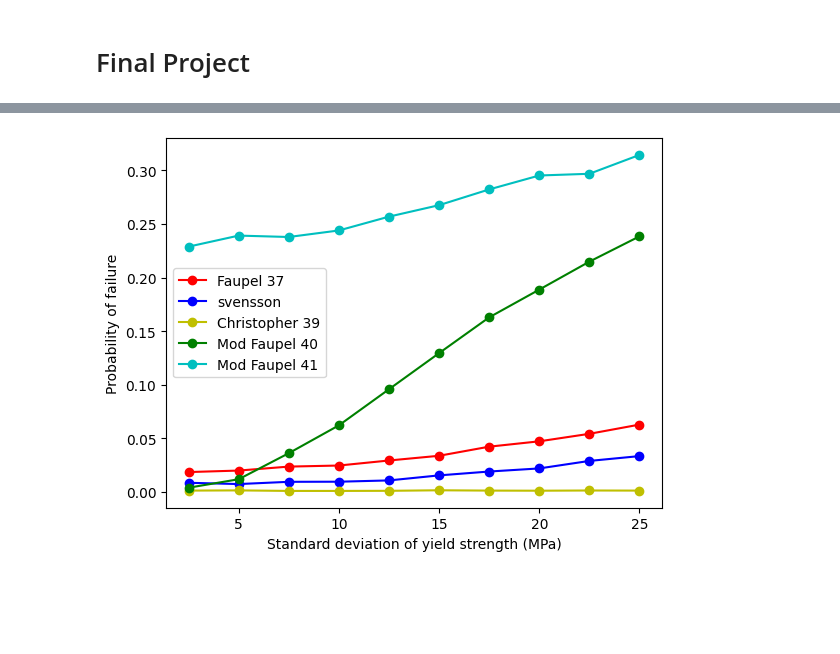
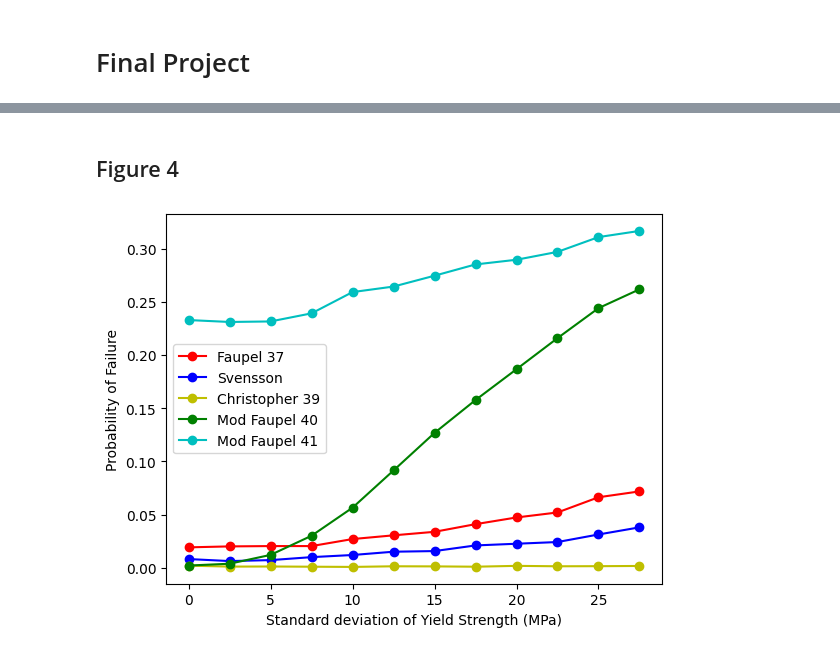
Before and after one commit to rafagarci/fiscom-bucho, a Jupyter notebook: project.ipynb, the cells around one changed output, grey strips where cells are left out. Saved outputs shown, nothing was run; the diff lists cells and outputs as text; code cells hidden in the pictures; blank space fills up the shorter version.

```diff
--- a/project.ipynb
+++ b/project.ipynb
@@ -23,12 +25,12 @@ D_i_mean = 960
 D_i_sd = 0.5
 
 # Generate random vars
-def P_o():
-    return np.random.normal(loc = P_o_mean, scale = P_o_sd)
+def P_o(sdp = P_o_sd, mean = P_o_mean):
+    return np.random.normal(loc = mean, scale = sdp)
 def sigma_y(sd = sigma_y_sd):
     return np.random.normal(loc = sigma_y_mean, scale = sd)
-def sigma_u():
-    return np.random.normal(loc = sigma_u_mean, scale = sigma_u_sd)
+def sigma_u(sdu = sigma_u_sd):
+    return np.random.normal(loc = sigma_u_mean, scale = sdu)
 def D_o():
     return np.random.normal(loc = D_o_mean, scale = D_o_sd)
 def D_i():
@@ -72,7 +76,7 @@ def mod_faupel_41(sigma_u, sigma_y, D_o, D_i):
 # Seed for consistency
 np.random.seed(1)
 
-power_of_10 = 5
+power_of_10 = 4
 
 n_s = [(10 ** i, (10 ** i) * 2.5, (10 ** i) * 5, (10 ** i) * 7.5) for i in range(power_of_10)]
 res = [item for t in n_s for item in t][4:]
@@ -133,6 +137,6 @@ _ = plt.plot(np.log(np.array(n_s)) / np.log(10), probs_faupel_37, '-og', label =
 _ = plt.plot(np.log(np.array(n_s)) / np.log(10), probs_svensson_38, '-oy', label = 'Svensson')
 _ = plt.plot(np.log(np.array(n_s)) / np.log(10), probs_christopher_39, '-oc', label = 'Christopher')
 _ = plt.legend(loc = 'best')
-_ = plt.title('My dick is wet')
-_ = plt.xlabel('Exponents of 10')
-_ = plt.ylabel('Probability of failure')
+_ = plt.title('The Convergence curves of Monte Carlo simulation')
+_ = plt.xlabel('# of Iterations "10^x"')
+_ = plt.ylabel('Probability of Failure')
@@ -141,6 +206,10 @@ _ = plt.ylabel('Probability of failure')
+# %% [markdown]
+## Figure 4
 # %%
-# Different sds: 0.5, 0.75, ..., 3.25
-sds = [sd for sd in np.arange(2.5, 27.5, 2.5)]
+
+
+# Different sds: 2.5, 5, ..., 30
+sds = [sd for sd in np.arange(0, 30, 2.5)]
 
 # Final probabilities for each method (faupel, christopher, ...)
 probs_faupel_37 = np.array([])
@@ -166,34 +235,34 @@ for sd in sds:
     for i in range(n):
 
         # Simulate a var and put in in the respective array
         faupel_37_vars = np.append(faupel_37_vars, faupel_37(sigma_y(sd = sd), sigma_u(),  D_o(), D_i()))
         svensson_38_vars = np.append(svensson_38_vars, svensson_38(sigma_u(), sigma_y(sd = sd), 0.15, D_o(), D_i()))
         mod_faupel_40_vars = np.append(mod_faupel_40_vars, mod_faupel_40(sigma_u(), sigma_y(sd = sd), D_o(), D_i()))
         christopher_39_vars = np.append(christopher_39_vars, christopher_39(sigma_u(), sigma_y(sd = sd), D_o(), D_i()))
         P_o_vars = np.append(P_o_vars, P_o())
         mod_faupel_41_vars = np.append(mod_faupel_41_vars, mod_faupel_41(sigma_u(), sigma_y(sd = sd), D_o(), D_i()))
 
     # Check if smaller than P_o
     smaller_than_P_o_faupel_37 = faupel_37_vars < P_o_vars
     smaller_than_P_o_svensson_38 = svensson_38_vars < P_o_vars
     smaller_than_P_o_christopher_39 = christopher_39_vars < P_o_vars
     smaller_than_P_o_mod_faupel_40 = mod_faupel_40_vars < P_o_vars
     smaller_than_P_o_mod_faupel_41 = mod_faupel_41_vars < P_o_vars
 
     # Adds probabilities to the final result
     probs_faupel_37 = np.append(probs_faupel_37, np.count_nonzero(smaller_than_P_o_faupel_37) / n)
     probs_svensson_38 = np.append(probs_svensson_38, np.count_nonzero(smaller_than_P_o_svensson_38) / n)
     probs_christopher_39 = np.append(probs_christopher_39, np.count_nonzero(smaller_than_P_o_christopher_39) / n)
     probs_mod_faupel_40 = np.append(probs_mod_faupel_40, np.count_nonzero(smaller_than_P_o_mod_faupel_40) / n)
     probs_mod_faupel_41 = np.append(probs_mod_faupel_41, np.count_nonzero(smaller_than_P_o_mod_faupel_41) / n)
 
 _ = plt.plot(sds, probs_faupel_37, '-or', label = 'Faupel 37')
-_ = plt.plot(sds, probs_svensson_38, '-ob', label = 'svensson' )
+_ = plt.plot(sds, probs_svensson_38, '-ob', label = 'Svensson' )
 _ = plt.plot(sds, probs_christopher_39, '-oy', label = 'Christopher 39' )
 _ = plt.plot(sds, probs_mod_faupel_40, '-og', label = 'Mod Faupel 40')
 _ = plt.plot(sds, probs_mod_faupel_41, '-oc', label = 'Mod Faupel 41')
-_ = plt.ylabel('Probability of failure')
-_ = plt.xlabel('Standard deviation of yield strength (MPa)')
+_ = plt.ylabel('Probability of Failure')
+_ = plt.xlabel('Standard deviation of Yield Strength (MPa)')
 _ = plt.legend(loc = 'best')
 # %% [output]
-[figure, old version]
+[figure, new version]
```
Also changed, not shown: parts of 11 cells of this notebook.
